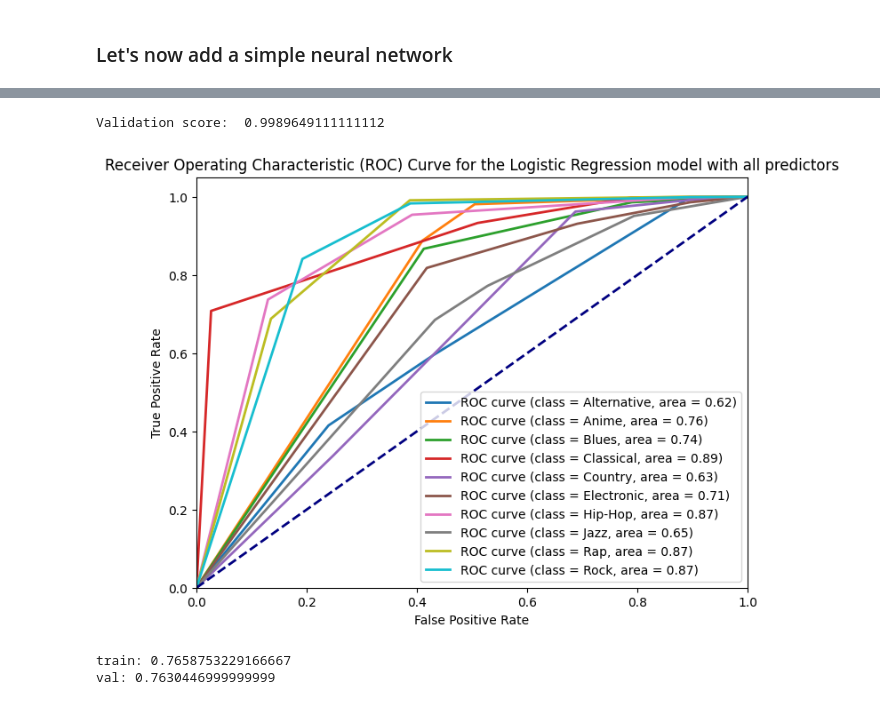
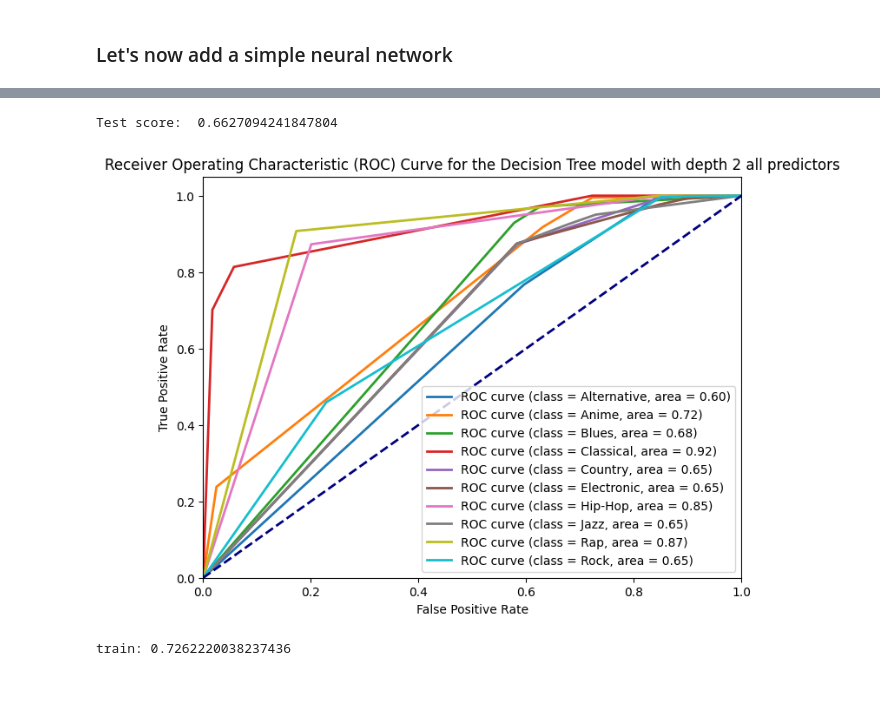
Before and after one commit to whykay-01/machine-learning-music-genre-classifier, a Jupyter notebook: classifications/capstone_classification_lda_ds.ipynb, the cells around one changed output, grey strips where cells are left out. Drawn from its saved outputs; the diff is of its cells as text; code cells hidden in the pictures.

```diff
--- a/classifications/capstone_classification_lda_ds.ipynb
+++ b/classifications/capstone_classification_lda_ds.ipynb
@@ -311,9 +350,13 @@ print(np.sum(preds == y_test)/len(preds))
 from sklearn.ensemble import AdaBoostClassifier
 # Create and fit an AdaBoosted decision tree
 bdt = AdaBoostClassifier(
-    DecisionTreeClassifier(max_depth=1), algorithm="SAMME", n_estimators=2000, learning_rate=1
+    DecisionTreeClassifier(max_depth=1), algorithm="SAMME", n_estimators=2000, learning_rate=0.01
 )
 bdt.fit(X_train, y_train)
 preds = bdt.predict(X_test)
-print(np.sum(preds == y_test)/len(preds))
+
+accuracy = accuracy_score(y_test, preds)
+print("Accuracy:", accuracy)
+auc_score_val = roc_auc_score(y_test, bdt.predict_proba(X_test), multi_class='ovr')
+print("AUC:", auc_score_val)
 # %% [output]
@@ -337,31 +387,0 @@ AUC ROC score: 0.8800187555555556
-# %%
-from sklearn.metrics import roc_curve, auc
-from sklearn.metrics import roc_auc_score
-from sklearn.preprocessing import LabelBinarizer
-
-lb = LabelBinarizer()
-lb.fit(y_test)
-y_test_binary = lb.transform(y_test)
-
-
-# Compute predicted probabilities for each class
-predicted_probabilities = model_lr.predict_proba(X_test)
-
-def graph_auc_curve_multiclass(model, predicted_probabilities, true_labels, title="all predictors"):
-    plt.figure(figsize=(8, 6))
-    # Calculate ROC curve for each class
-    for i in range(len(lb.classes_)):
-        fpr, tpr, _ = roc_curve(y_test_binary[:, i], predicted_probabilities[:, i])
-        auc_score = auc(fpr, tpr)
-        plt.plot(fpr, tpr, lw=2, label='ROC curve (class = {0}, area = {1:0.2f})'.format(label_genre_mapping[lb.classes_[i]], auc_score))
-
-    plt.plot([0, 1], [0, 1], color='navy', lw=2, linestyle='--')
-    plt.xlim([0.0, 1.0])
-    plt.ylim([0.0, 1.05])
-    plt.xlabel('False Positive Rate')
-    plt.ylabel('True Positive Rate')
-    plt.title('Receiver Operating Characteristic (ROC) Curve for the Logistic Regression model with {}'.format(title))
-    plt.legend(loc="lower right")
-    plt.show()
-
-graph_auc_curve_multiclass(model_lr, predicted_probabilities, y_test)
@@ -370,41 +392,36 @@ graph_auc_curve_multiclass(model_lr, predicted_probabilities, y_test)
 # %%
 dt = DecisionTreeClassifier()
 dt.fit(X_train, y_train)
-y_pred = dt.predict_proba(X_val)
-print("Validation score: ", roc_auc_score(y_val, y_pred, multi_class='ovr'))
+y_pred = dt.predict_proba(X_test)
+print("Test score: ", roc_auc_score(y_test, y_pred, multi_class='ovr'))
 # %% [output]
-Validation score:  0.9989649111111112
+Test score:  0.6627094241847804
 # %%
 def graph_auc_curve_multiclass(model, predicted_probabilities, true_labels, title="all predictors"):
     plt.figure(figsize=(8, 6))
     # Calculate ROC curve for each class
     for i in range(len(lb.classes_)):
         fpr, tpr, _ = roc_curve(y_test_binary[:, i], predicted_probabilities[:, i])
         auc_score = auc(fpr, tpr)
         plt.plot(fpr, tpr, lw=2, label='ROC curve (class = {0}, area = {1:0.2f})'.format(label_genre_mapping[lb.classes_[i]], auc_score))
 
     plt.plot([0, 1], [0, 1], color='navy', lw=2, linestyle='--')
     plt.xlim([0.0, 1.0])
     plt.ylim([0.0, 1.05])
     plt.xlabel('False Positive Rate')
     plt.ylabel('True Positive Rate')
-    plt.title('Receiver Operating Characteristic (ROC) Curve for the Logistic Regression model with {}'.format(title))
+    plt.title('Receiver Operating Characteristic (ROC) Curve for the Decision Tree model with depth 2 {}'.format(title))
     plt.legend(loc="lower right")
     plt.show()
 
 dt = DecisionTreeClassifier(max_depth=2)
 dt.fit(X_train, y_train)
 predicted_probabilities = dt.predict_proba(X_test)
 graph_auc_curve_multiclass(dt, predicted_probabilities, y_test)
 
 y_pred = dt.predict_proba(X_train)
 auc_train = roc_auc_score(y_train, y_pred, multi_class='ovr')
 print('train:', auc_train)
-
-y_pred = dt.predict_proba(X_val)
-auc_val = roc_auc_score(y_val, y_pred, multi_class='ovr')
-print('val:', auc_val)
 # %% [output]
-[figure, old version]
+[figure, new version]
-train: 0.7658753229166667
-val: 0.7630446999999999
+train: 0.7262220038237436
```
Also changed, not shown: parts of 17 cells of this notebook.
